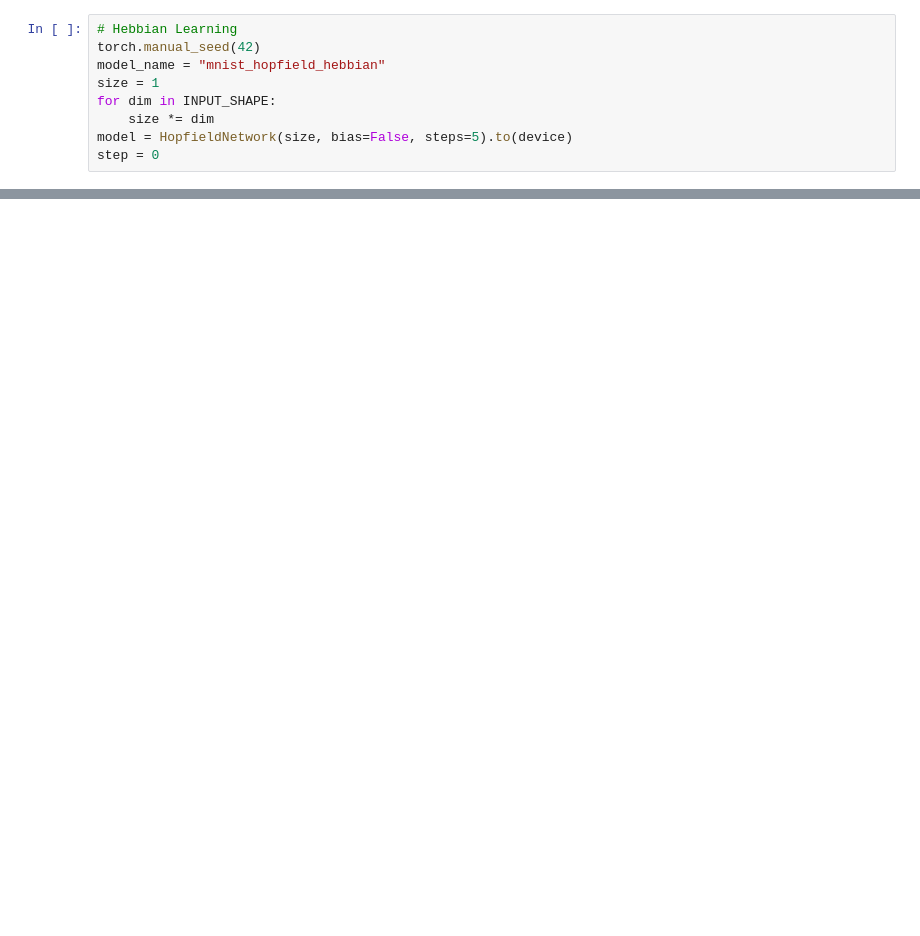
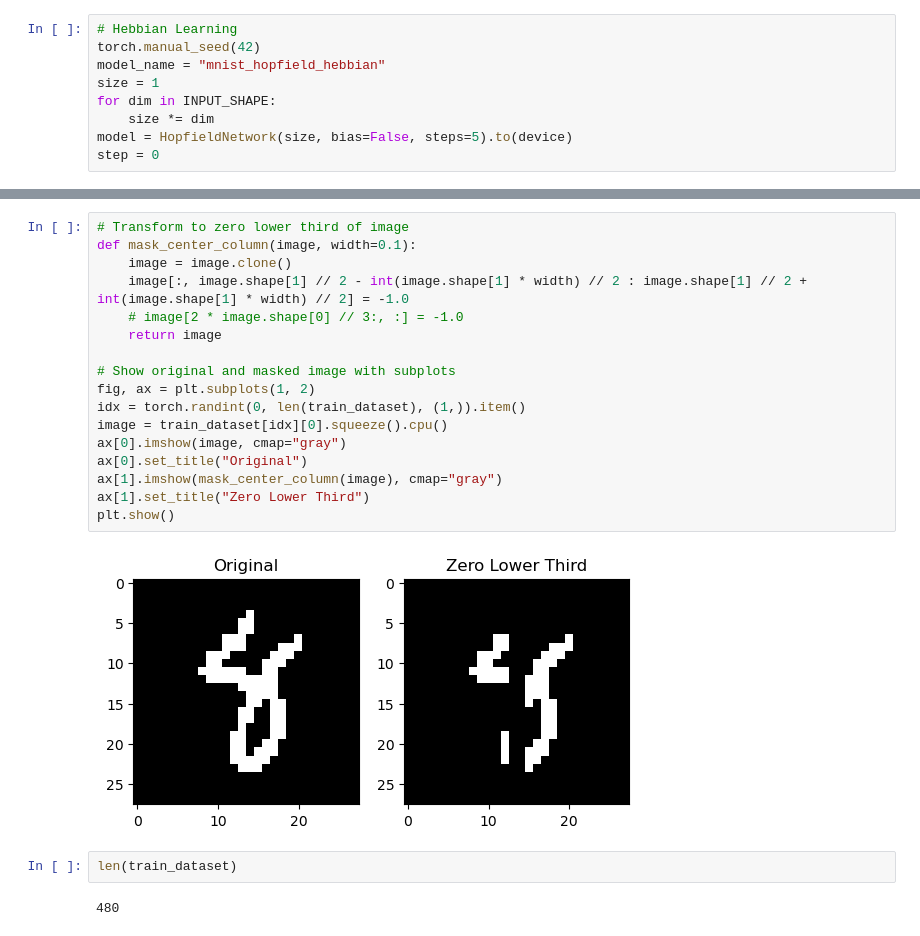
Before and after one commit to joeagriffith/hopfield-networks, a Jupyter notebook: mnist.ipynb, the cells around one changed output, grey strips where cells are left out. Cells and saved outputs as stored; diff of their text form; blank space fills up the shorter version.

```diff
--- a/mnist.ipynb
+++ b/mnist.ipynb
@@ -88,0 +118,23 @@ plt.show()
+# %%
+# Transform to zero lower third of image
+def mask_center_column(image, width=0.1):
+    image = image.clone()
+    image[:, image.shape[1] // 2 - int(image.shape[1] * width) // 2 : image.shape[1] // 2 + int(image.shape[1] * width) // 2] = -1.0
+    # image[2 * image.shape[0] // 3:, :] = -1.0
+    return image
+
+# Show original and masked image with subplots
+fig, ax = plt.subplots(1, 2)
+idx = torch.randint(0, len(train_dataset), (1,)).item()
+image = train_dataset[idx][0].squeeze().cpu()
+ax[0].imshow(image, cmap="gray")
+ax[0].set_title("Original")
+ax[1].imshow(mask_center_column(image), cmap="gray")
+ax[1].set_title("Zero Lower Third")
+plt.show()
+# %% [output]
+[figure, added]
+# %%
+len(train_dataset)
+# %% [output]
+480
```
Also changed, not shown: parts of 7 cells of this notebook, 2 other files.
